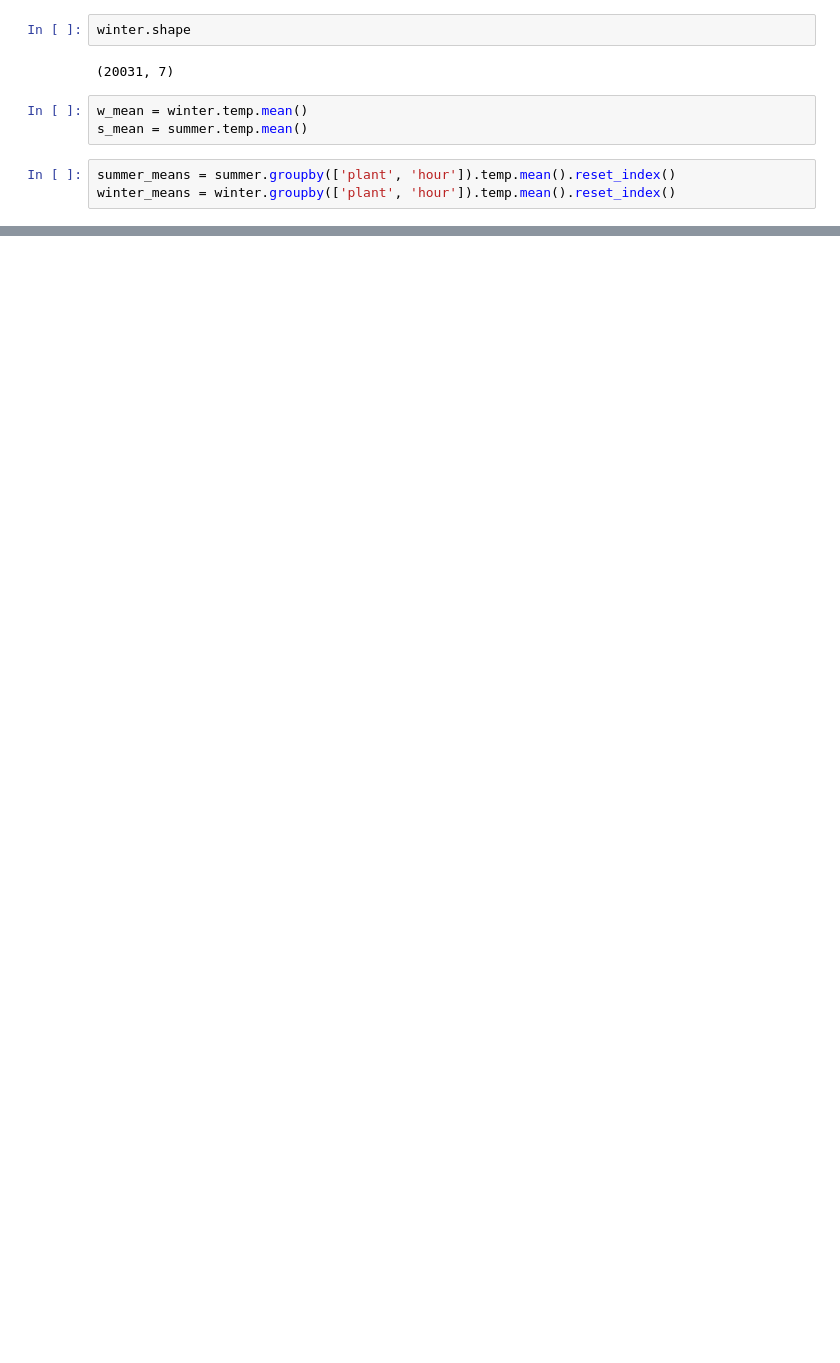
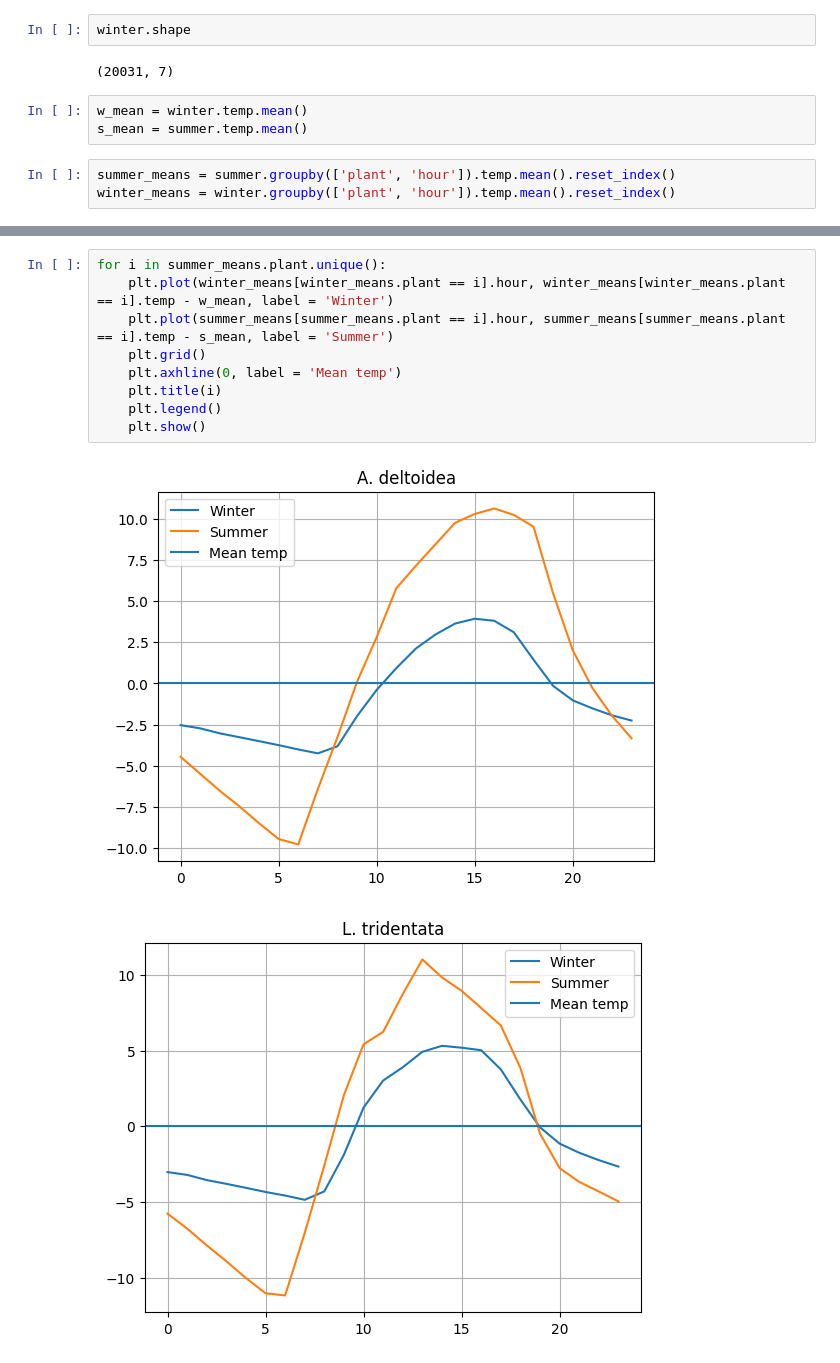
Before and after one commit to haberkornm/Nurse-plant-temperature-microclimates-, a Jupyter notebook: Nurse_plant_analysis.ipynb, the cells around one changed output, grey strips where cells are left out. Drawn from its saved outputs; the diff is of its cells as text; blank space fills up the shorter version.

```diff
--- a/Nurse_plant_analysis.ipynb
+++ b/Nurse_plant_analysis.ipynb
@@ -277,0 +280,12 @@ plt.show()
+# %%
+for i in summer_means.plant.unique():
+    plt.plot(winter_means[winter_means.plant == i].hour, winter_means[winter_means.plant == i].temp - w_mean, label = 'Winter')
+    plt.plot(summer_means[summer_means.plant == i].hour, summer_means[summer_means.plant == i].temp - s_mean, label = 'Summer')
+    plt.grid()
+    plt.axhline(0, label = 'Mean temp')
+    plt.title(i)
+    plt.legend()
+    plt.show()
+# %% [output]
+[figure, added]
+[figure, added]
```
Also changed, not shown: parts of 11 cells of this notebook.
